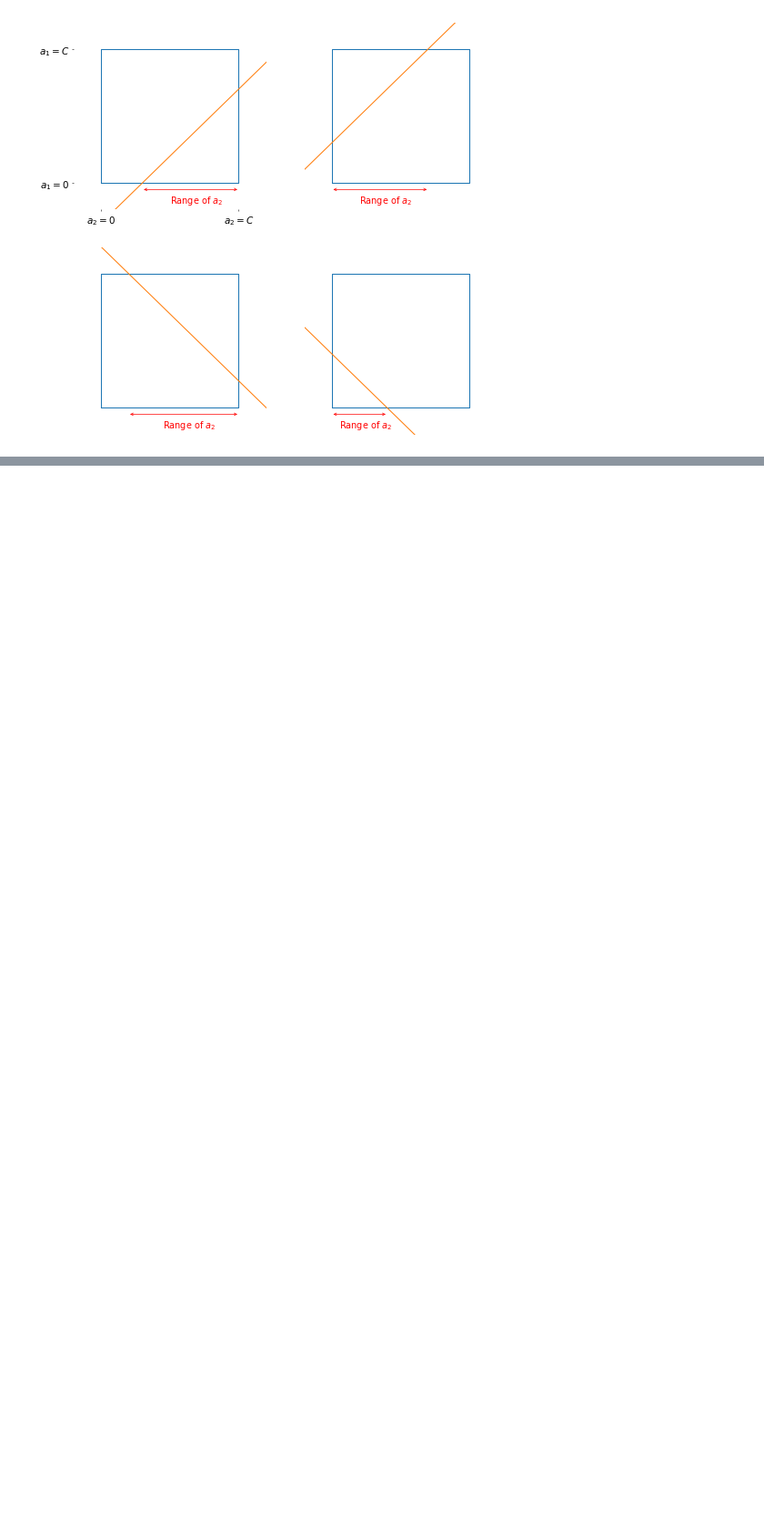
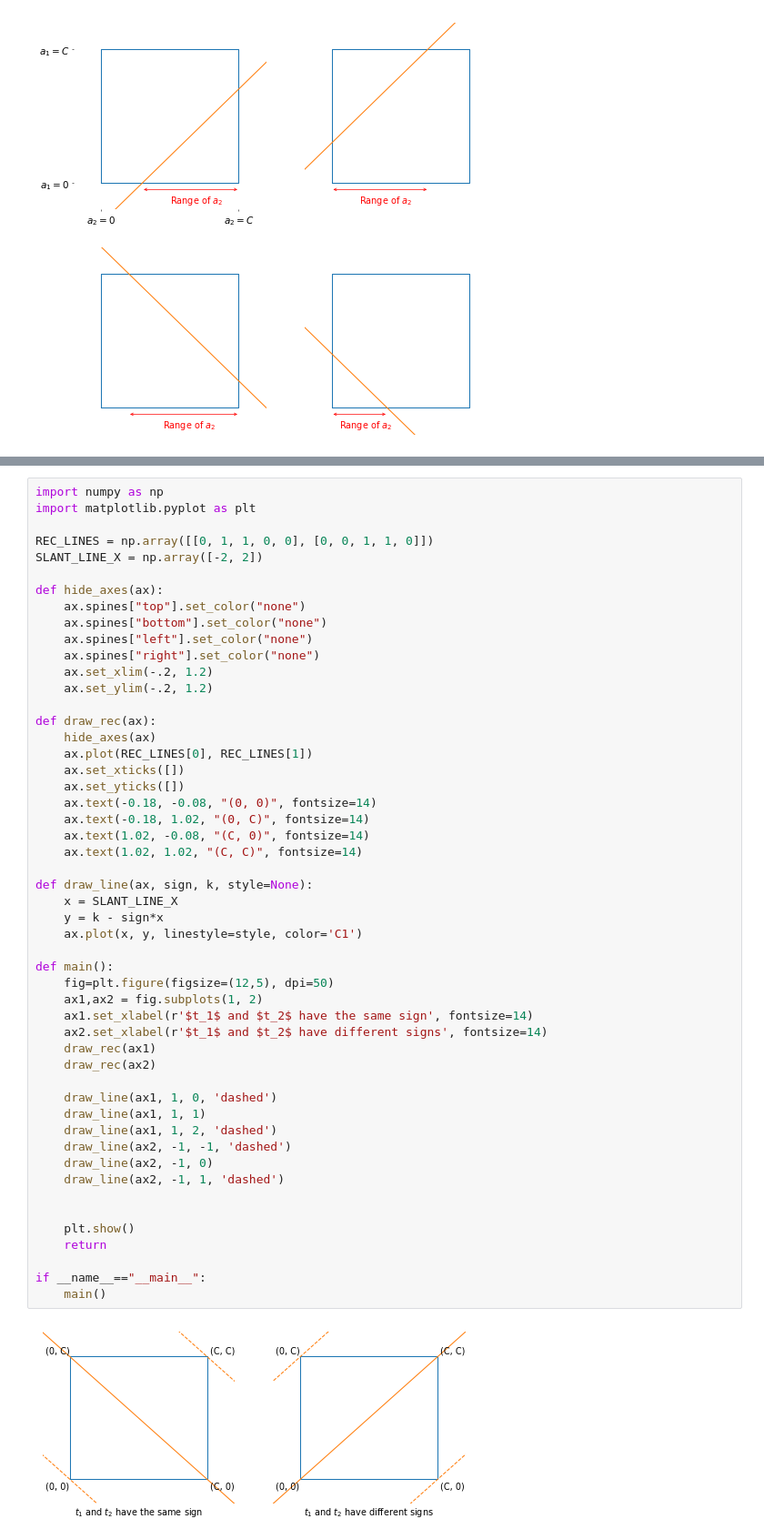
Before and after one commit to Minohh/PRML-Note, a Jupyter notebook: 7_Sparse_Kernel_Machines/SMO.ipynb, the cells around one changed output, grey strips where cells are left out. Shown at 91% size. Saved outputs shown, nothing was run; the diff lists cells and outputs as text; blank space fills up the shorter version.

```diff
--- a/7_Sparse_Kernel_Machines/SMO.ipynb
+++ b/7_Sparse_Kernel_Machines/SMO.ipynb
@@ -341,0 +375,53 @@ The goal of the inner loop is to pick one multiplier from the array of multiplie
+# %%
+import numpy as np
+import matplotlib.pyplot as plt
+
+REC_LINES = np.array([[0, 1, 1, 0, 0], [0, 0, 1, 1, 0]])
+SLANT_LINE_X = np.array([-2, 2])
+
+def hide_axes(ax):
+    ax.spines["top"].set_color("none")
+    ax.spines["bottom"].set_color("none")
+    ax.spines["left"].set_color("none")
+    ax.spines["right"].set_color("none")
+    ax.set_xlim(-.2, 1.2)
+    ax.set_ylim(-.2, 1.2)
+
+def draw_rec(ax):
+    hide_axes(ax)
+    ax.plot(REC_LINES[0], REC_LINES[1])
+    ax.set_xticks([])
+    ax.set_yticks([])
+    ax.text(-0.18, -0.08, "(0, 0)", fontsize=14)
+    ax.text(-0.18, 1.02, "(0, C)", fontsize=14)
+    ax.text(1.02, -0.08, "(C, 0)", fontsize=14)
+    ax.text(1.02, 1.02, "(C, C)", fontsize=14)
+
+def draw_line(ax, sign, k, style=None):
+    x = SLANT_LINE_X
+    y = k - sign*x
+    ax.plot(x, y, linestyle=style, color='C1')
+
+def main():
+    fig=plt.figure(figsize=(12,5), dpi=50)
+    ax1,ax2 = fig.subplots(1, 2)
+    ax1.set_xlabel(r'$t_1$ and $t_2$ have the same sign', fontsize=14)
+    ax2.set_xlabel(r'$t_1$ and $t_2$ have different signs', fontsize=14)
+    draw_rec(ax1)
+    draw_rec(ax2)
+
+    draw_line(ax1, 1, 0, 'dashed')
+    draw_line(ax1, 1, 1)
+    draw_line(ax1, 1, 2, 'dashed')
+    draw_line(ax2, -1, -1, 'dashed')
+    draw_line(ax2, -1, 0)
+    draw_line(ax2, -1, 1, 'dashed')
+
+
+    plt.show()
+    return
+
+if __name__=="__main__":
+    main()
+# %% [output]
+[figure, added]
```
Also changed, not shown: parts of 3 cells of this notebook, 8 other files.
